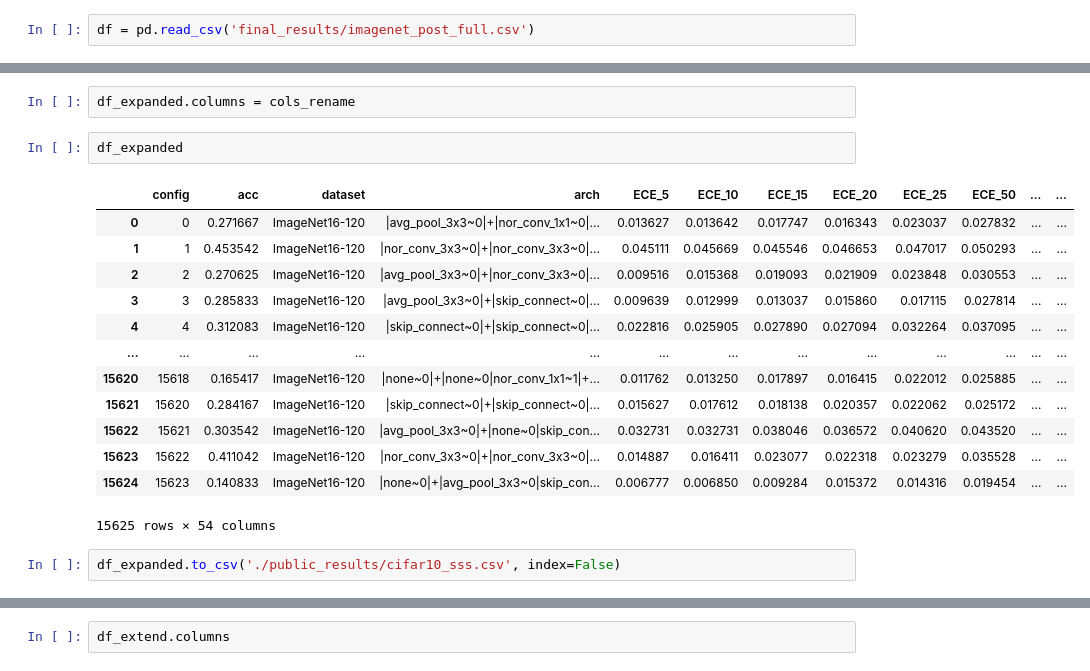
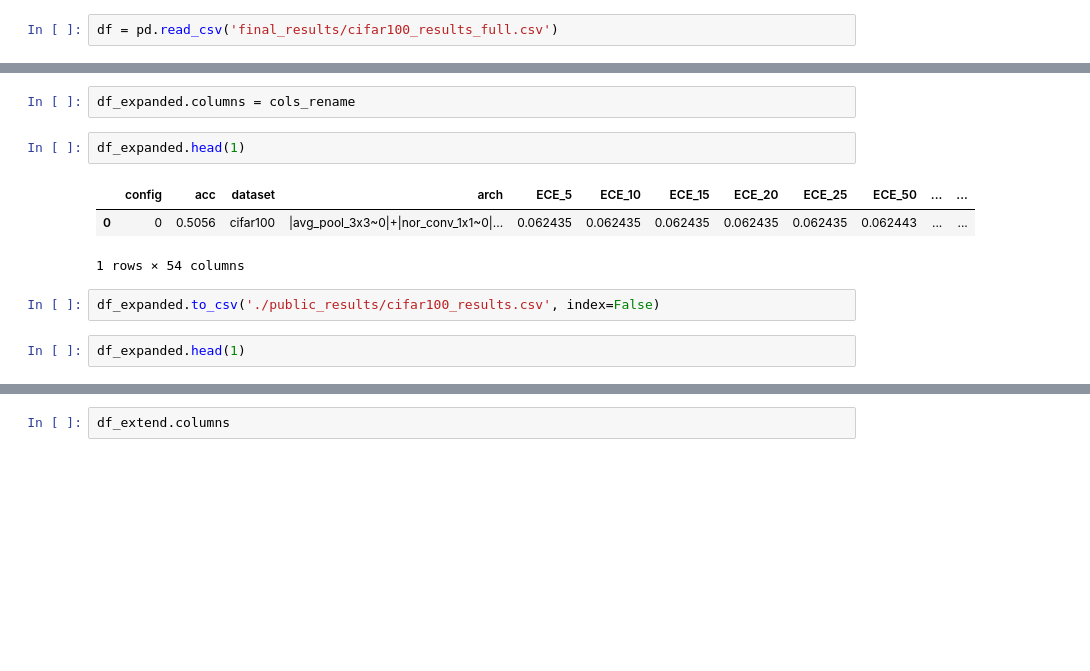
Before and after one commit to johnnyzyn/project_calibration, a Jupyter notebook: dataset.ipynb, the cells around one changed output, grey strips where cells are left out. Cells and saved outputs as stored; diff of their text form; blank space fills up the shorter version.

```diff
--- a/dataset.ipynb
+++ b/dataset.ipynb
@@ -15,7 +15,7 @@ data.get_uid(3365)
 # %% [output]
 '991'
 # %%
-df = pd.read_csv('final_results/imagenet_post_full.csv')
+df = pd.read_csv('final_results/cifar100_results_full.csv')
 # %%
 len(df)
 # %% [output]
@@ -84,23 +93,15 @@ df_expanded = df_expanded[cols]
 # %%
 df_expanded.columns = cols_rename
 # %%
-df_expanded
+df_expanded.head(1)
 # %% [output]
 |  | config | acc | dataset | arch | ECE_5 | ECE_10 | ECE_15 | ECE_20 | ECE_25 | ECE_50 | ... | ... |
-| 0 | 0 | 0.271667 | ImageNet16-120 | |avg_pool_3x3~0|+|nor_conv_1x1~0|... | 0.013627 | 0.013642 | 0.017747 | 0.016343 | 0.023037 | 0.027832 | ... | ... |
-| 1 | 1 | 0.453542 | ImageNet16-120 | |nor_conv_3x3~0|+|nor_conv_3x3~0|... | 0.045111 | 0.045669 | 0.045546 | 0.046653 | 0.047017 | 0.050293 | ... | ... |
-| 2 | 2 | 0.270625 | ImageNet16-120 | |avg_pool_3x3~0|+|nor_conv_3x3~0|... | 0.009516 | 0.015368 | 0.019093 | 0.021909 | 0.023848 | 0.030553 | ... | ... |
-| 3 | 3 | 0.285833 | ImageNet16-120 | |avg_pool_3x3~0|+|skip_connect~0|... | 0.009639 | 0.012999 | 0.013037 | 0.015860 | 0.017115 | 0.027814 | ... | ... |
-| 4 | 4 | 0.312083 | ImageNet16-120 | |skip_connect~0|+|skip_connect~0|... | 0.022816 | 0.025905 | 0.027890 | 0.027094 | 0.032264 | 0.037095 | ... | ... |
-| ... | ... | ... | ... | ... | ... | ... | ... | ... | ... | ... | ... | ... |
-| 15620 | 15618 | 0.165417 | ImageNet16-120 | |none~0|+|none~0|nor_conv_1x1~1|+... | 0.011762 | 0.013250 | 0.017897 | 0.016415 | 0.022012 | 0.025885 | ... | ... |
-| 15621 | 15620 | 0.284167 | ImageNet16-120 | |skip_connect~0|+|skip_connect~0|... | 0.015627 | 0.017612 | 0.018138 | 0.020357 | 0.022062 | 0.025172 | ... | ... |
-| 15622 | 15621 | 0.303542 | ImageNet16-120 | |avg_pool_3x3~0|+|none~0|skip_con... | 0.032731 | 0.032731 | 0.038046 | 0.036572 | 0.040620 | 0.043520 | ... | ... |
-| 15623 | 15622 | 0.411042 | ImageNet16-120 | |nor_conv_3x3~0|+|nor_conv_3x3~0|... | 0.014887 | 0.016411 | 0.023077 | 0.022318 | 0.023279 | 0.035528 | ... | ... |
-| 15624 | 15623 | 0.140833 | ImageNet16-120 | |none~0|+|avg_pool_3x3~0|skip_con... | 0.006777 | 0.006850 | 0.009284 | 0.015372 | 0.014316 | 0.019454 | ... | ... |
+| 0 | 0 | 0.5056 | cifar100 | |avg_pool_3x3~0|+|nor_conv_1x1~0|... | 0.062435 | 0.062435 | 0.062435 | 0.062435 | 0.062435 | 0.062443 | ... | ... |
-15625 rows × 54 columns
+1 rows × 54 columns
 # %%
-df_expanded.to_csv('./public_results/cifar10_sss.csv', index=False)
+df_expanded.to_csv('./public_results/cifar100_results.csv', index=False)
+# %%
+df_expanded.head(1)
 # %%
 # extend json like data value to all metrics with corresponding binsize
 df = pd.read_csv('./final_results/cifar10_sss_post.csv')
```
Also changed, not shown: parts of 8 cells of this notebook, 3 other files.
